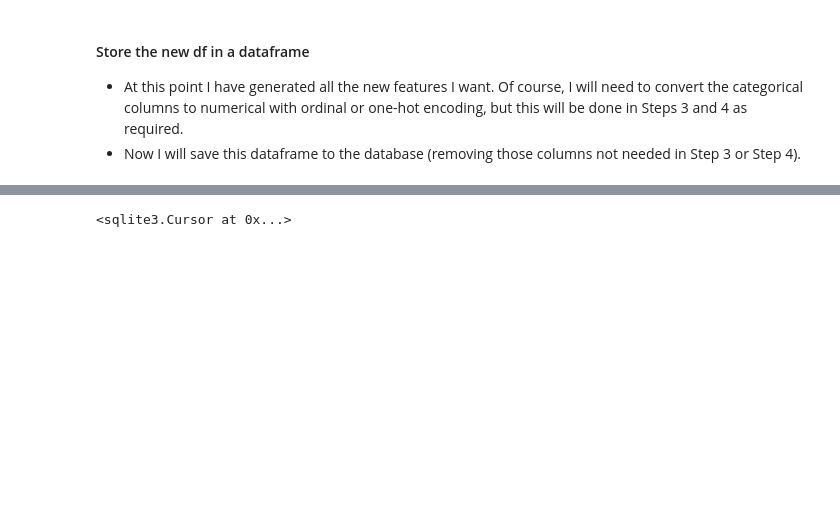
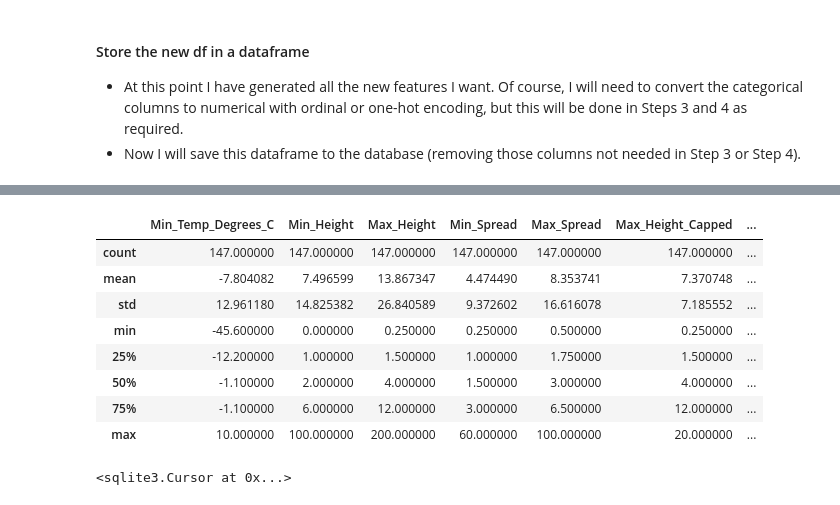
Before and after one commit to RMCrean/House_Plant_Recommender, a Jupyter notebook: Step2_Feature_Engineering.ipynb, the cells around one changed output, grey strips where cells are left out. Saved outputs shown, nothing was run; the diff lists cells and outputs as text; code cells hidden in the pictures; blank space fills up the shorter version.

```diff
--- a/Step2_Feature_Engineering.ipynb
+++ b/Step2_Feature_Engineering.ipynb
@@ -313,3 +358,16 @@ display(features_df.describe())
+# %%
+features_df.describe()
+# looks good.
+# %% [output]
+|  | Min_Temp_Degrees_C | Min_Height | Max_Height | Min_Spread | Max_Spread | Max_Height_Capped | ... |
+| count | 147.000000 | 147.000000 | 147.000000 | 147.000000 | 147.000000 | 147.000000 | ... |
+| mean | -7.804082 | 7.496599 | 13.867347 | 4.474490 | 8.353741 | 7.370748 | ... |
+| std | 12.961180 | 14.825382 | 26.840589 | 9.372602 | 16.616078 | 7.185552 | ... |
+| min | -45.600000 | 0.000000 | 0.250000 | 0.250000 | 0.500000 | 0.250000 | ... |
+| 25% | -12.200000 | 1.000000 | 1.500000 | 1.000000 | 1.750000 | 1.500000 | ... |
+| 50% | -1.100000 | 2.000000 | 4.000000 | 1.500000 | 3.000000 | 4.000000 | ... |
+| 75% | -1.100000 | 6.000000 | 12.000000 | 3.000000 | 6.500000 | 12.000000 | ... |
+| max | 10.000000 | 100.000000 | 200.000000 | 60.000000 | 100.000000 | 20.000000 | ... |
 # %%
 conn = sqlite3.connect(DATABASE_LOC)
 c = conn.cursor()
```
Also changed, not shown: parts of 14 cells of this notebook.
